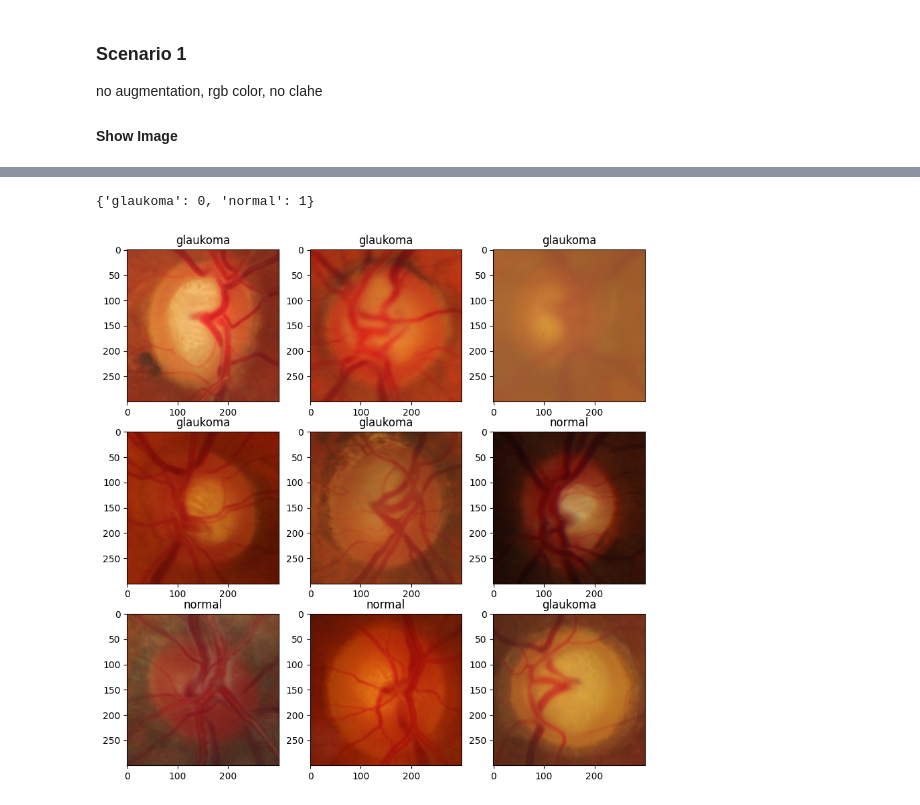
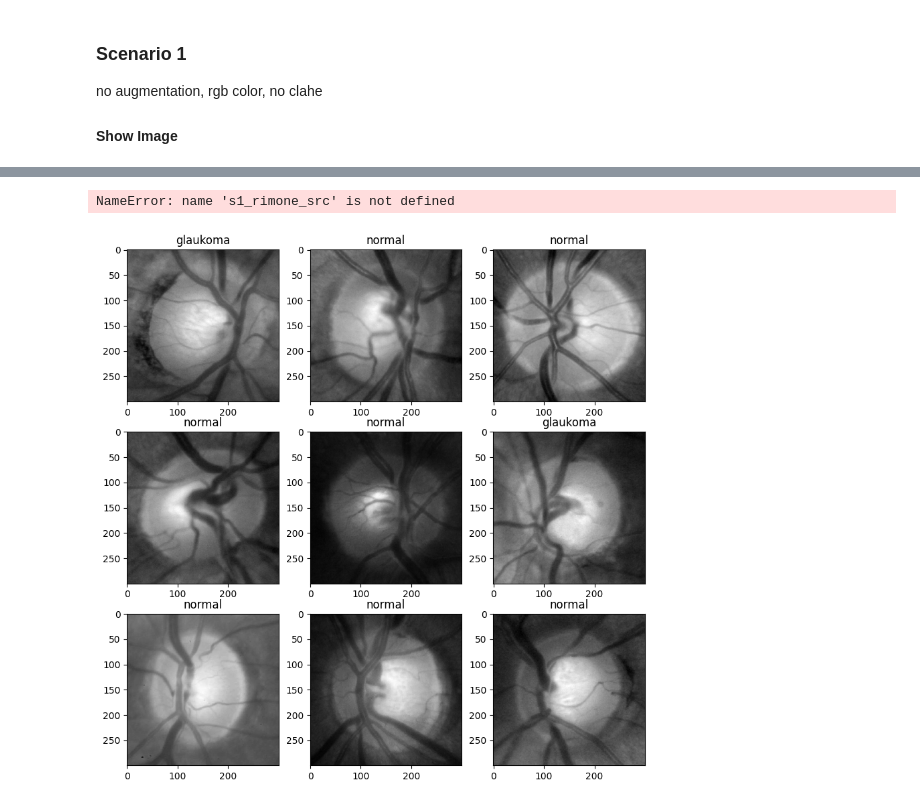
Before and after one commit to Bugi-Sulistiyo/Comparing-EfficientNet-and-MobileNet-on-Glaucoma-Detection, a Jupyter notebook: main/scripts/b. preprocessing/augmentation.ipynb, the cells around one changed output, grey strips where cells are left out. Cells and saved outputs as stored; diff of their text form; code cells hidden in the pictures.

Commit message:
completed scenario 1

```diff
--- a/main/scripts/b. preprocessing/augmentation.ipynb
+++ b/main/scripts/b. preprocessing/augmentation.ipynb
@@ -63,14 +65,19 @@ datagenerator_s2345 = ImageDataGenerator(
 no augmentation, rgb color, no clahe
 #### Show Image
 # %%
-s1_rimone_src = datagenerator_s2345.flow_from_directory(
-    os.path.join(path_dataset['scenario_1_rimone'],
-                folds_names[0],
-                'train'),
-    target_size=image_size['rimone'],
-    color_mode='rgb',
-    class_mode='binary',
-    shuffle=True,
-    seed=1915026018
-)
+s1_src = []
+augment = 'none'
+col_mode = 'rgb'
+for dataset in dataset_names:
+    print(f'Loading {dataset} fold 1 train data...')
+    s1_src.append(datagenerator_s1.flow_from_directory(
+                os.path.join(path_dataset[f'scenario_1_{dataset}'],
+                            folds_names[0],
+                            'train'),
+                target_size=image_size[dataset],
+                color_mode=col_mode,
+                class_mode='binary',
+                shuffle=True,
+                seed=1915026018))
+del dataset
 # %% [output]
@@ -80,20 +110,20 @@ import matplotlib.pyplot as plt
 # %%
 s1_rimone_src.class_indices
 # %% [output]
-{'glaukoma': 0, 'normal': 1}
+NameError: name 's1_rimone_src' is not defined
 # %%
 fig_row = 3
 fig_col = 3
 position = (s1_rimone_src.batch_index - 1) * s1_rimone_src.batch_size
 plt.figure(figsize=(10, 10))
+image = next(s1_rimone_src)
 for i in range (fig_row * fig_col):
     plt.subplot(fig_row, fig_col, i+1)
     # image = s1_rimone_src.next()
-    image = next(s1_rimone_src)
-    plt.title(list(s1_rimone_src.class_indices.keys())[int(image[1][0])])
-    plt.imshow(image[0][0])
+    plt.title(list(s1_rimone_src.class_indices.keys())[int(image[1][i])])
+    plt.imshow(image[0][i], cmap='gray')
     # plt.title(list(s1_rimone_src.class_indices.keys())[int(s1_rimone_src[i][1][0])])
     # plt.imshow(s1_rimone_src[i][0][0])
     # plt.axis('off')
 # %% [output]
-[figure, old version]
+[figure, new version]
```
Also changed, not shown: parts of 5 cells of this notebook, 1 other file.
